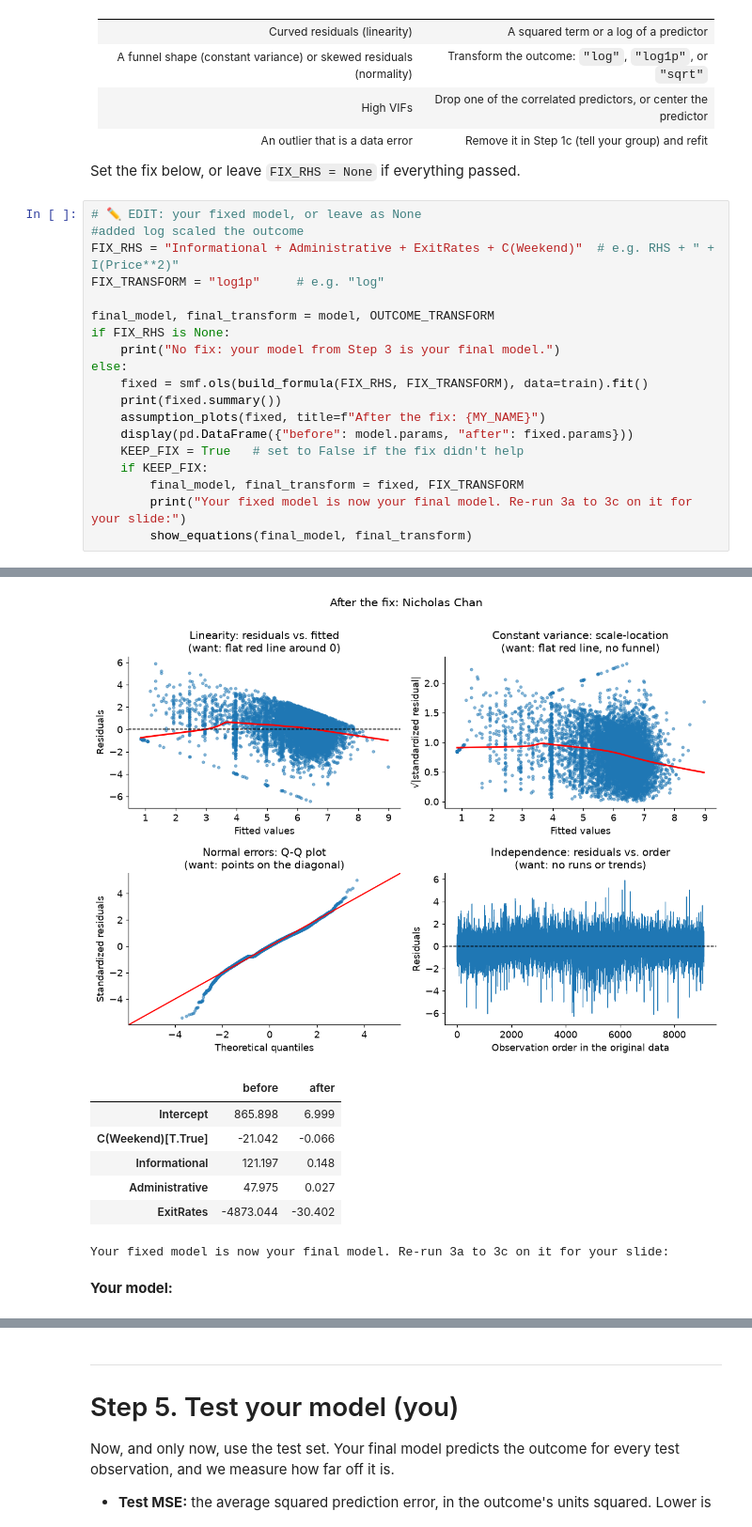
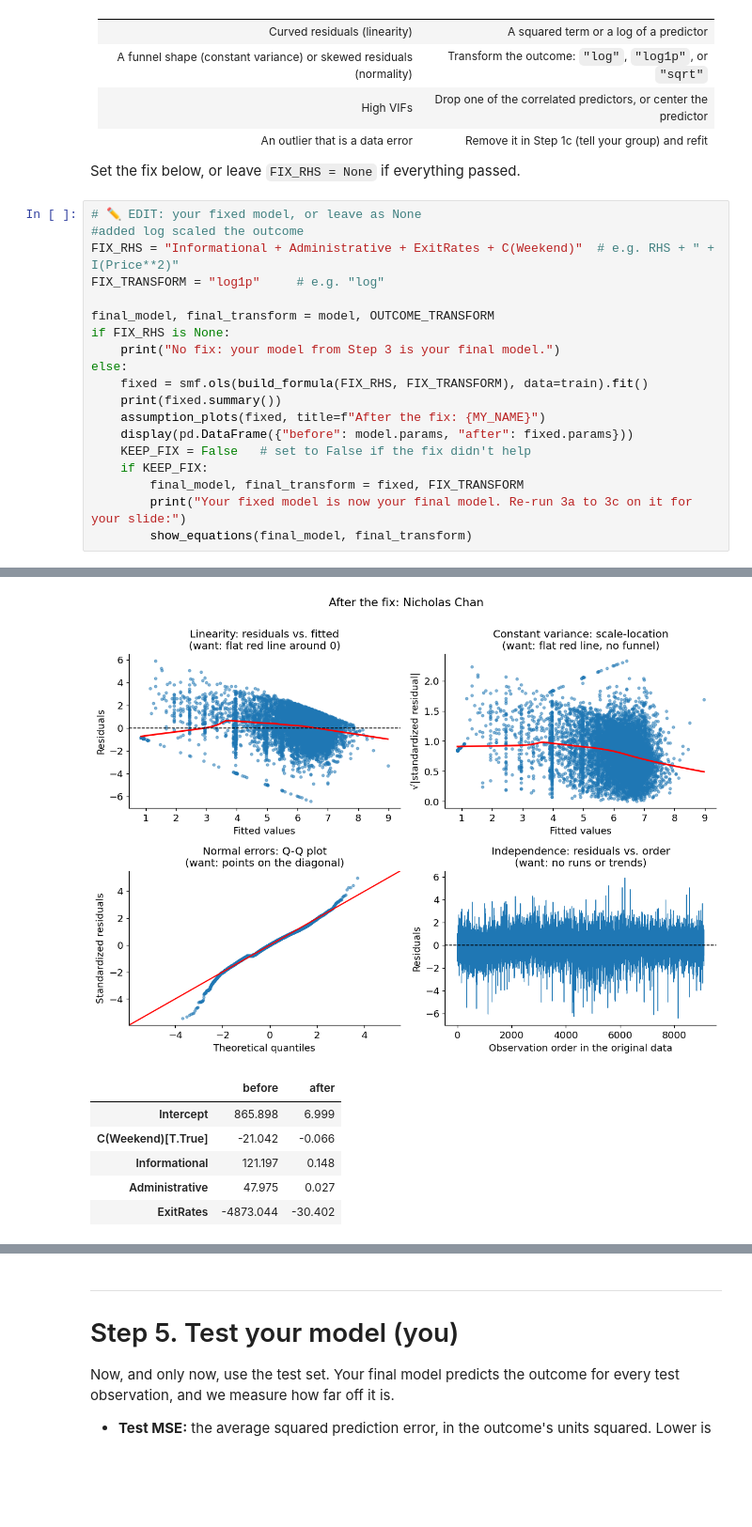
Before and after one commit to j2doan/online-purchase-behavior, a Jupyter notebook: notebooks/CP1_Nicholas_Chan.ipynb, the cells around one changed output, grey strips where cells are left out. Shown at 94% size. Cells and saved outputs as stored; diff of their text form; blank space fills up the shorter version.

Commit message:
assumption changes and adjusting final model comparisons

```diff
--- a/notebooks/CP1_Nicholas_Chan.ipynb
+++ b/notebooks/CP1_Nicholas_Chan.ipynb
@@ -711,7 +711,7 @@ else:
     print(fixed.summary())
     assumption_plots(fixed, title=f"After the fix: {MY_NAME}")
     display(pd.DataFrame({"before": model.params, "after": fixed.params}))
-    KEEP_FIX = True   # set to False if the fix didn't help
+    KEEP_FIX = False   # set to False if the fix didn't help
     if KEEP_FIX:
         final_model, final_transform = fixed, FIX_TRANSFORM
         print("Your fixed model is now your final model. Re-run 3a to 3c on it for your slide:")
@@ -727,19 +727,17 @@ Time:                                       00:39:34   Log-Likelihood:
 No. Observations:                               9095   AIC:                         2.887e+04
 Df Residuals:                                   9090   BIC:                         2.891e+04
 Df Model:                                          4
 Covariance Type:                           nonrobust
 ======================================================================================
 ... (12 lines left out)
 ==============================================================================
 
 Notes:
 [1] Standard Errors assume that the covariance matrix of the errors is correctly specified.
-[figure, old version]
+[figure, new version]
 |  | before | after |
 | Intercept | 865.898 | 6.999 |
 | C(Weekend)[T.True] | -21.042 | -0.066 |
 | Informational | 121.197 | 0.148 |
 | Administrative | 47.975 | 0.027 |
 | ExitRates | -4873.044 | -30.402 |
-Your fixed model is now your final model. Re-run 3a to 3c on it for your slide:
-**Your model:**
```
Also changed, not shown: parts of 15 cells of this notebook, 2 other files.
